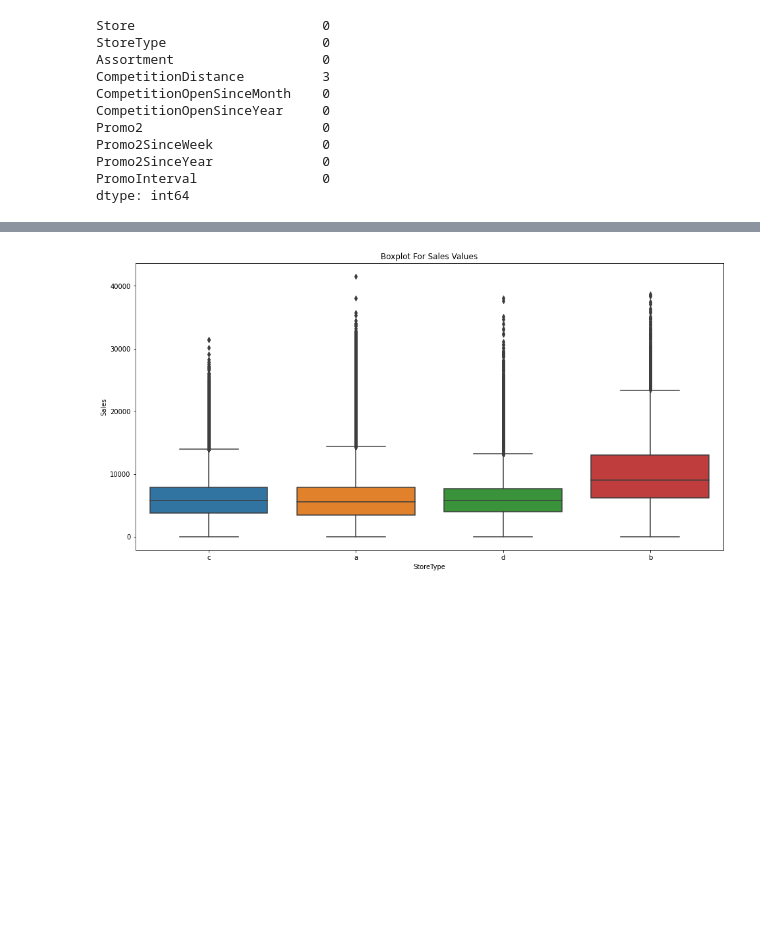
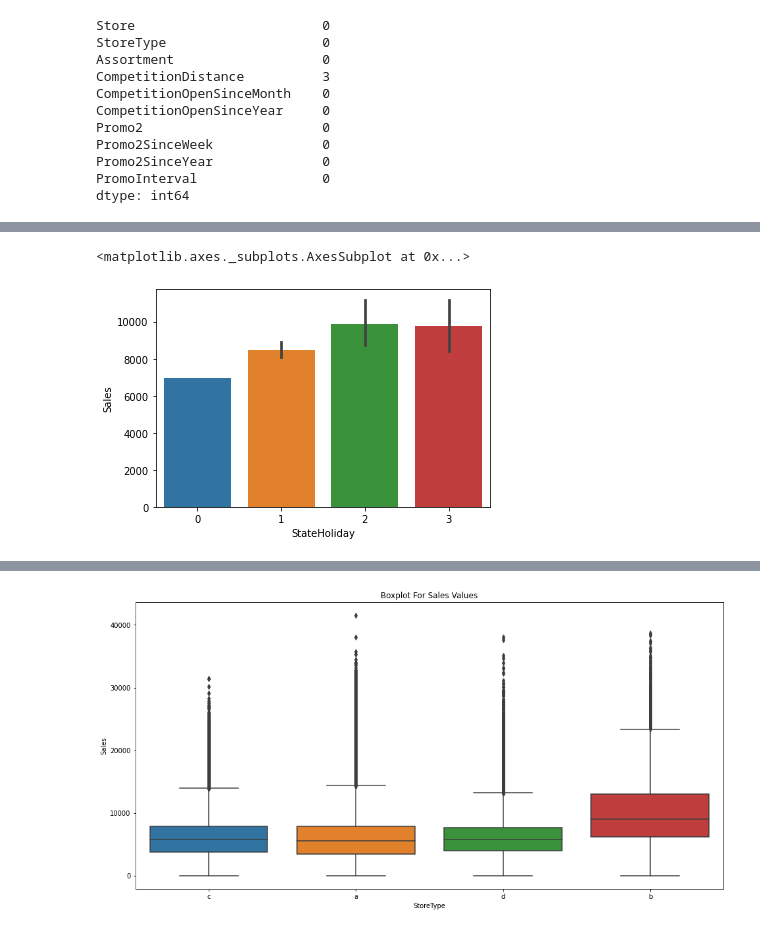
Before and after one commit to DrKamaleshR/Supervised-ML-regression, a Jupyter notebook: Rossmann_Sales_Prediction_Capstone_Project.ipynb, the cells around one changed output, grey strips where cells are left out. Drawn from its saved outputs; the diff is of its cells as text; code cells hidden in the pictures; blank space fills up the shorter version.

```diff
--- a/Rossmann_Sales_Prediction_Capstone_Project.ipynb
+++ b/Rossmann_Sales_Prediction_Capstone_Project.ipynb
@@ -195,0 +345,8 @@ ROSS.head()
+# %%
+ROSS2.loc[ROSS2['StateHoliday'] == '0', 'StateHoliday'] = 0
+ROSS2.loc[ROSS2['StateHoliday'] == 'a', 'StateHoliday'] = 1
+ROSS2.loc[ROSS2['StateHoliday'] == 'b', 'StateHoliday'] = 2
+ROSS2.loc[ROSS2['StateHoliday'] == 'c', 'StateHoliday'] = 3
+ROSS2['StateHoliday'] = ROSS2['StateHoliday'].astype(int, copy=False)
+
+print('levels :', ROSS2['StateHoliday'].unique(), '; data type :', ROSS2['StateHoliday'].dtype)
@@ -195,0 +365,5 @@ ROSS.head()
+# %%
+sns.barplot(x="StateHoliday", y="Sales", data=ROSS2)
+# %% [output]
+<matplotlib.axes._subplots.AxesSubplot at 0x...>
+[figure, added]
```
Also changed, not shown: parts of 20 cells of this notebook.
